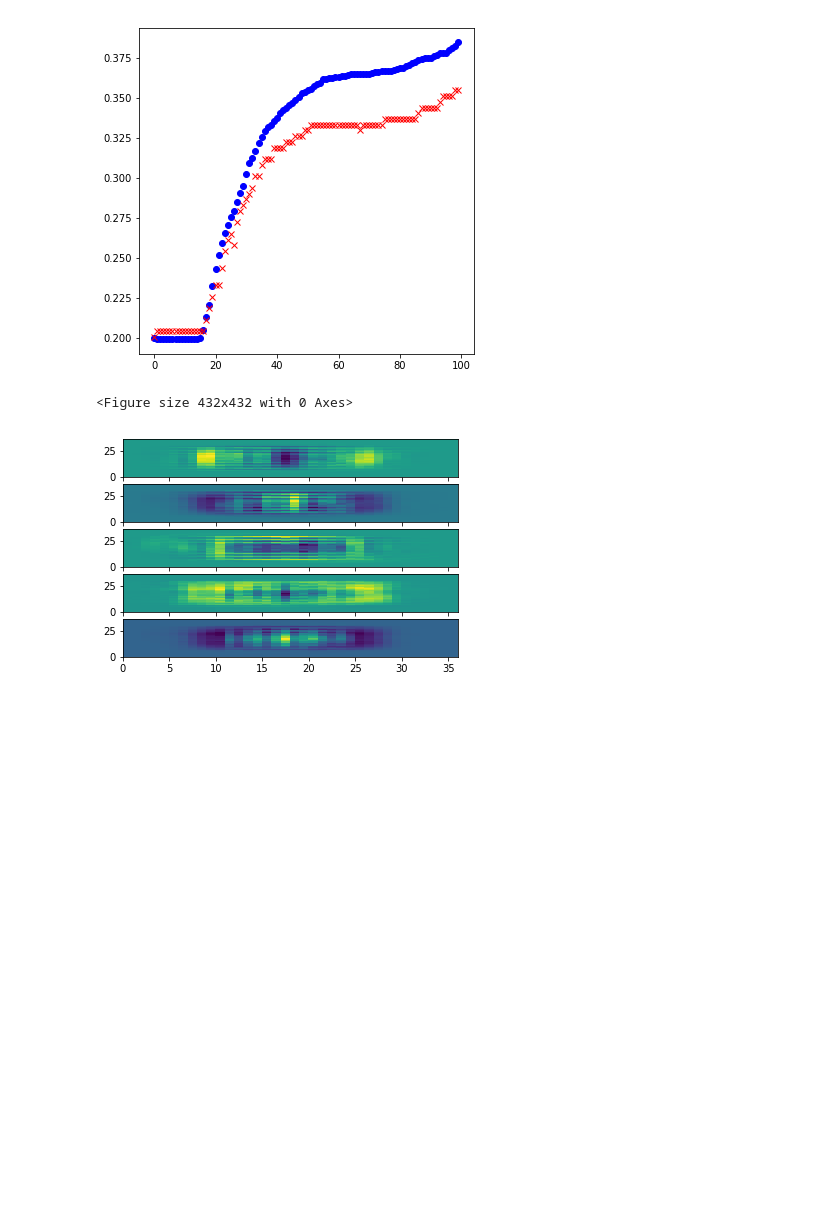
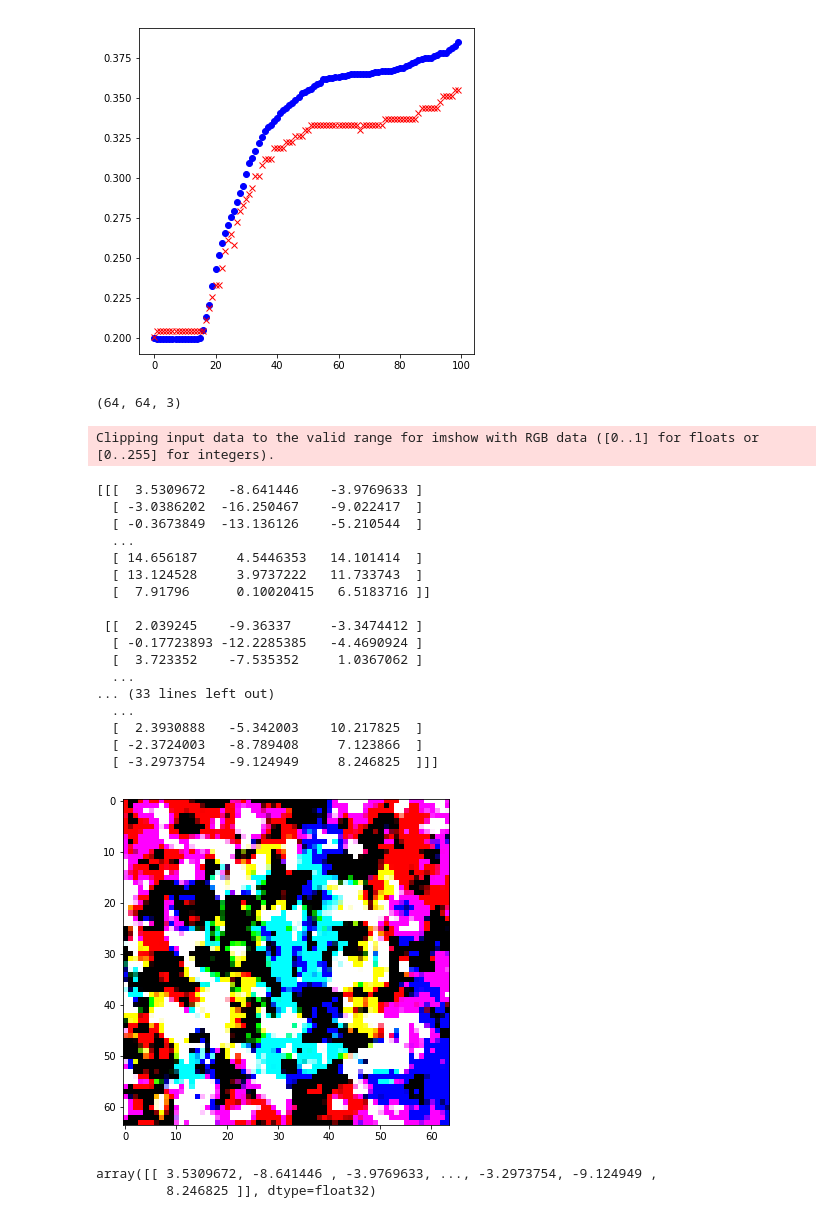
Before and after one commit to robd2/neural-networks, a Jupyter notebook: tensorflow_tutorial/TensorFlow Logistic Regression Cat Classifier.ipynb, the cells around one changed output. Drawn from its saved outputs; the diff is of its cells as text; code cells hidden in the pictures; blank space fills up the shorter version.

```diff
--- a/tensorflow_tutorial/TensorFlow Logistic Regression Cat Classifier.ipynb
+++ b/tensorflow_tutorial/TensorFlow Logistic Regression Cat Classifier.ipynb
@@ -72,18 +133,26 @@ sess = tf.InteractiveSession()
 # %%
 # These will be inputs
 ## Input pixels, flattened
-x = tf.placeholder("float", [None, 1296])
+x = tf.placeholder("float", [12288, None])
 ## Known labels
-y_ = tf.placeholder("float", [None, 5])
+y_ = tf.placeholder("float", [1, None])
 
 # Variables
-W = tf.Variable(tf.zeros([1296, 5]))
-b = tf.Variable(tf.zeros([5]))
+W = tf.Variable(tf.zeros([1, 12288]))
+b = tf.Variable(tf.zeros([1]))
 
 # Just initialize
 sess.run(tf.initialize_all_variables())
 
 # Define model
-y = tf.nn.softmax(tf.matmul(x,W) + b)
+#y = tf.nn.softmax(tf.matmul(x,W) + b)
+z = tf.add(tf.matmul(W, x),b)
+A = tf.sigmoid(z)
+print ("W is: " + str(W.shape))
+print ("x is: " + str(x.shape))
+print ("z is: " + str(z.shape))
+#print ("y is: " + str(y.shape))
+print(b)
+#print (type(y))
 
 ### End model specification, begin training code.
@@ -137,11 +239,44 @@ plt.plot(test_acc, 'rx')
 [<matplotlib.lines.Line2D at 0x...>]
 [figure]
 # %%
-# Look at a subplot of the weights for each font
+# Look at a subplot of the weights
 plt.figure(figsize=(6,6))
-f, plts = plt.subplots(5, sharex=True)
-for i in range(5):
-    plts[i].pcolor(W.eval()[:,i].reshape([36,36]))
+#f, plts = plt.subplots(1, sharex=True)
+#plts[1].pcolor(W.eval()[:,1].reshape([64,64]))
+
+w_image_flat = W.eval()
+w_image = w_image_flat.reshape(64,64,-1)
+print (w_image.shape)
+cc = plt.imshow(w_image)
+print (w_image)
+
+#plt.plot(w_image)
+
+#for i in range(1):
+#    plts[i].pcolor(W.eval()[:,i].reshape([64,64]))
 # %% [output]
-<Figure size 432x432 with 0 Axes>
+(64, 64, 3)
+Clipping input data to the valid range for imshow with RGB data ([0..1] for floats or [0..255] for integers).
+[[[  3.5309672   -8.641446    -3.9769633 ]
+  [ -3.0386202  -16.250467    -9.022417  ]
+  [ -0.3673849  -13.136126    -5.210544  ]
+  ...
+  [ 14.656187     4.5446353   14.101414  ]
+  [ 13.124528     3.9737222   11.733743  ]
+  [  7.91796      0.10020415   6.5183716 ]]
+
+ [[  2.039245    -9.36337     -3.3474412 ]
+  [ -0.17723893 -12.2285385   -4.4690924 ]
+  [  3.723352    -7.535352     1.0367062 ]
+  ...
+... (33 lines left out)
+  ...
+  [  2.3930888   -5.342003    10.217825  ]
+  [ -2.3724003   -8.789408     7.123866  ]
+  [ -3.2973754   -9.124949     8.246825  ]]]
-[figure, old version]
+[figure, new version]
+# %%
+W.eval()
+# %% [output]
+array([[ 3.5309672, -8.641446 , -3.9769633, ..., -3.2973754, -9.124949 ,
+         8.246825 ]], dtype=float32)
```
Also changed, not shown: parts of 18 cells of this notebook.
